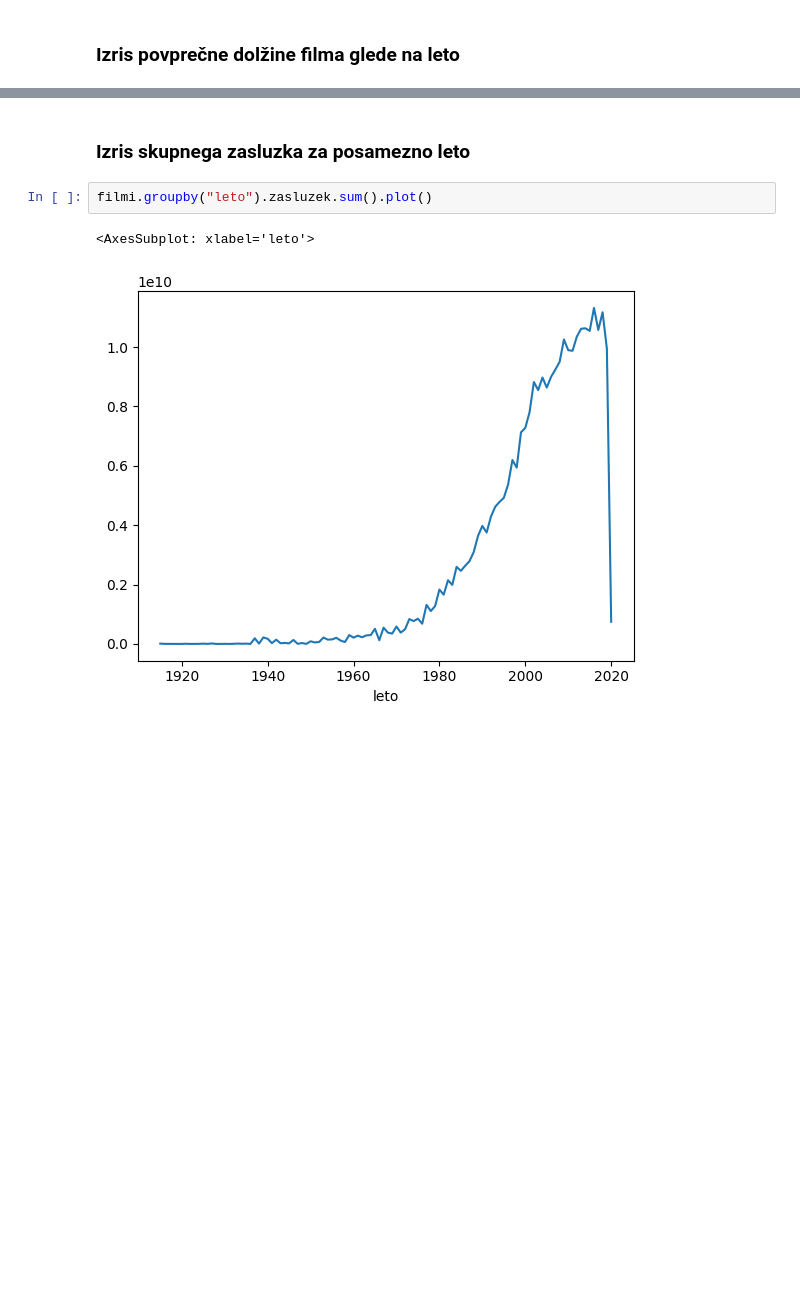
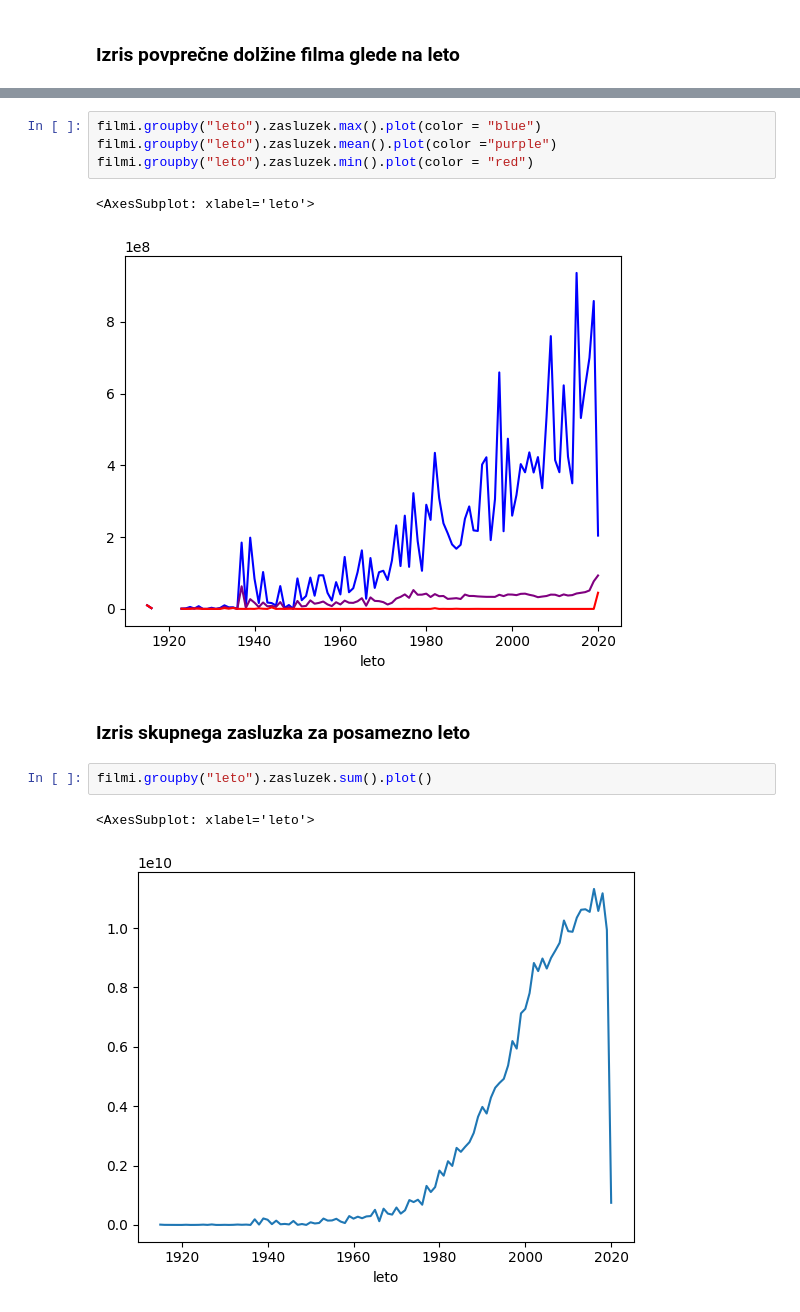
Before and after one commit to MightyOwler/programiranje-1, a Jupyter notebook: 03-knjiznica-pandas/vaje/pandas_101.ipynb, the cells around one changed output, grey strips where cells are left out. Drawn from its saved outputs; the diff is of its cells as text; blank space fills up the shorter version.

```diff
--- a/03-knjiznica-pandas/vaje/pandas_101.ipynb
+++ b/03-knjiznica-pandas/vaje/pandas_101.ipynb
@@ -258,3 +266,10 @@ filmi.groupby("leto").dolzina.mean().plot()
+# %%
+filmi.groupby("leto").zasluzek.max().plot(color = "blue")
+filmi.groupby("leto").zasluzek.mean().plot(color ="purple")
+filmi.groupby("leto").zasluzek.min().plot(color = "red")
+# %% [output]
+<AxesSubplot: xlabel='leto'>
+[figure, added]
 # %% [markdown]
 ### Izris skupnega zasluzka za posamezno leto
 # %%
```
Also changed, not shown: parts of 6 cells of this notebook, 1 other file.
